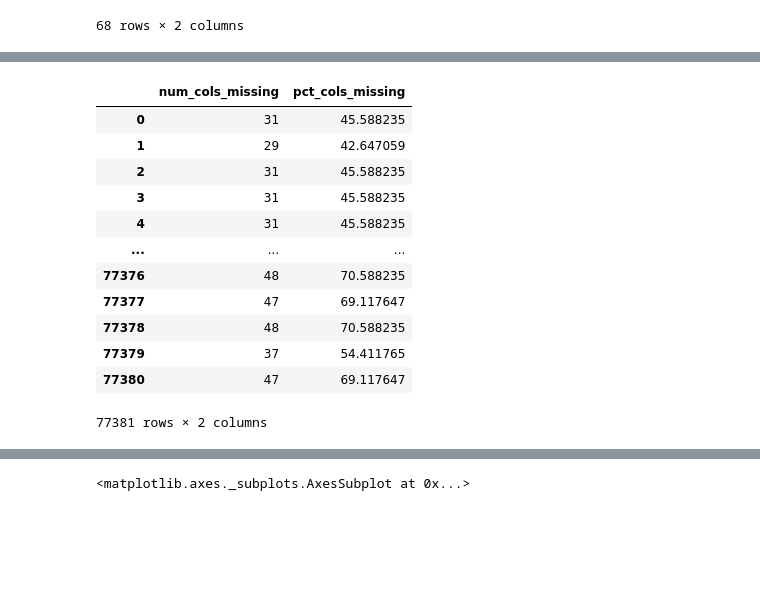
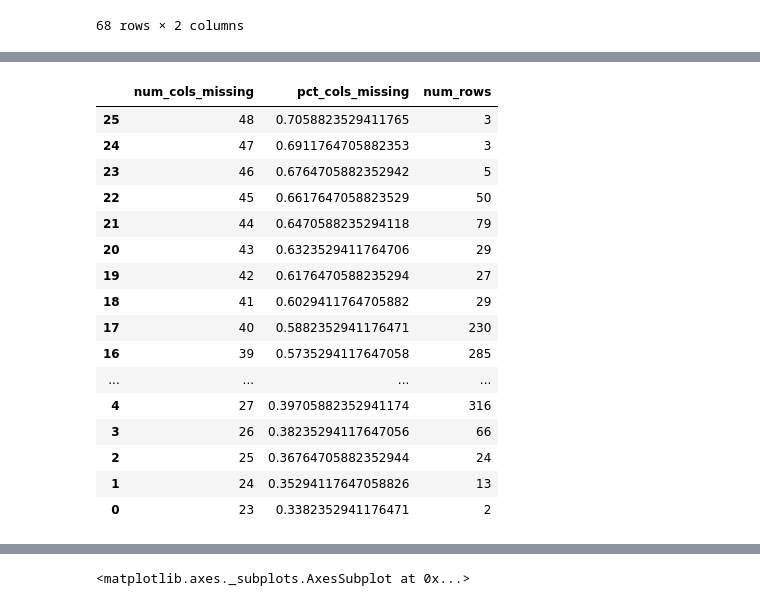
Before and after one commit to aleclhartman/ds-methodologies-exercises, a Jupyter notebook: clustering/zillow.ipynb, the cells around one changed output, grey strips where cells are left out. Saved outputs shown, nothing was run; the diff lists cells and outputs as text; code cells hidden in the pictures; blank space fills up the shorter version.

```diff
--- a/clustering/zillow.ipynb
+++ b/clustering/zillow.ipynb
@@ -37,13 +37,10 @@ from env import host, user, password, get_db_url
 # %%
 def get_zillow_data():
-    # query
+    # query zillow data
     zillow_query = """
     SELECT prop.*, pred.logerror, pred.transactiondate, ac.airconditioningdesc, ar.architecturalstyledesc, bu.buildingclassdesc, he.heatingorsystemdesc, la.propertylandusedesc, st.storydesc, co.typeconstructiondesc
     FROM properties_2017 AS prop
-    JOIN (
-        SELECT parcelid, MAX(logerror) as logerror, MAX(transactiondate) AS transactiondate
-        FROM predictions_2017
-        GROUP BY parcelid) AS pred ON prop.parcelid = pred.parcelid
+    JOIN predictions_2017 AS pred USING(parcelid)
     LEFT JOIN airconditioningtype AS ac USING(airconditioningtypeid)
     LEFT JOIN architecturalstyletype AS ar USING(architecturalstyletypeid)
     LEFT JOIN buildingclasstype AS bu USING(buildingclasstypeid)
@@ -54,9 +51,14 @@ def get_zillow_data():
     WHERE prop.latitude IS NOT NULL
     AND prop.longitude IS NOT NULL;"""
 
-    # get url
+    # get database url
     zillow_url = get_db_url("zillow")
 
-    df = pd.read_sql(zillow_query, zillow_url)
+    # get pandas to read sql query + db url and return a DataFrame if the .csv of the data doesn't already exist
+    if path.exists("zillow_clustering.csv"):
+        df = pd.read_csv("zillow_clustering.csv", index_col=0)
+    else:
+        df = pd.read_sql(zillow_query, zillow_url)
+        df.to_csv("zillow_clustering.csv")
 
     return df
@@ -220,24 +204,31 @@ nulls_by_column
 # %%
 def nulls_by_row(df):
-    missing_columns = pd.DataFrame({
-        "num_cols_missing": df.isnull().sum(axis=1),
-        "pct_cols_missing": df.isnull().sum(axis=1) / df.shape[1]*100,
-    })
-    return missing_columns
+    num_cols_missing = df.isnull().sum(axis=1)
+    pct_cols_missing = df.isnull().sum(axis=1) / df.shape[1]
+    rows_missing = pd.DataFrame({
+        'num_cols_missing': num_cols_missing,
+        'pct_cols_missing': pct_cols_missing
+    }).reset_index().groupby(['num_cols_missing','pct_cols_missing']).count().rename(index=str, columns={'index': 'num_rows'}).reset_index()
+    return rows_missing
 # %%
 nulls_by_row = nulls_by_row(df)
+nulls_by_row.sort_values(by="pct_cols_missing", ascending=False, inplace=True)
 nulls_by_row
 # %% [output]
-|  | num_cols_missing | pct_cols_missing |
-| 0 | 31 | 45.588235 |
-| 1 | 29 | 42.647059 |
-| 2 | 31 | 45.588235 |
-| 3 | 31 | 45.588235 |
-| 4 | 31 | 45.588235 |
-| ... | ... | ... |
-| 77376 | 48 | 70.588235 |
-| 77377 | 47 | 69.117647 |
-| 77378 | 48 | 70.588235 |
-| 77379 | 37 | 54.411765 |
-| 77380 | 47 | 69.117647 |
+|  | num_cols_missing | pct_cols_missing | num_rows |
+| 25 | 48 | 0.7058823529411765 | 3 |
+| 24 | 47 | 0.6911764705882353 | 3 |
+| 23 | 46 | 0.6764705882352942 | 5 |
+| 22 | 45 | 0.6617647058823529 | 50 |
+| 21 | 44 | 0.6470588235294118 | 79 |
+| 20 | 43 | 0.6323529411764706 | 29 |
+| 19 | 42 | 0.6176470588235294 | 27 |
+| 18 | 41 | 0.6029411764705882 | 29 |
+| 17 | 40 | 0.5882352941176471 | 230 |
+| 16 | 39 | 0.5735294117647058 | 285 |
+| ... | ... | ... | ... |
+| 4 | 27 | 0.39705882352941174 | 316 |
+| 3 | 26 | 0.38235294117647056 | 66 |
+| 2 | 25 | 0.36764705882352944 | 24 |
+| 1 | 24 | 0.35294117647058826 | 13 |
+| 0 | 23 | 0.3382352941176471 | 2 |
-77381 rows × 2 columns
```
Also changed, not shown: parts of 39 cells of this notebook, 1 other file.
